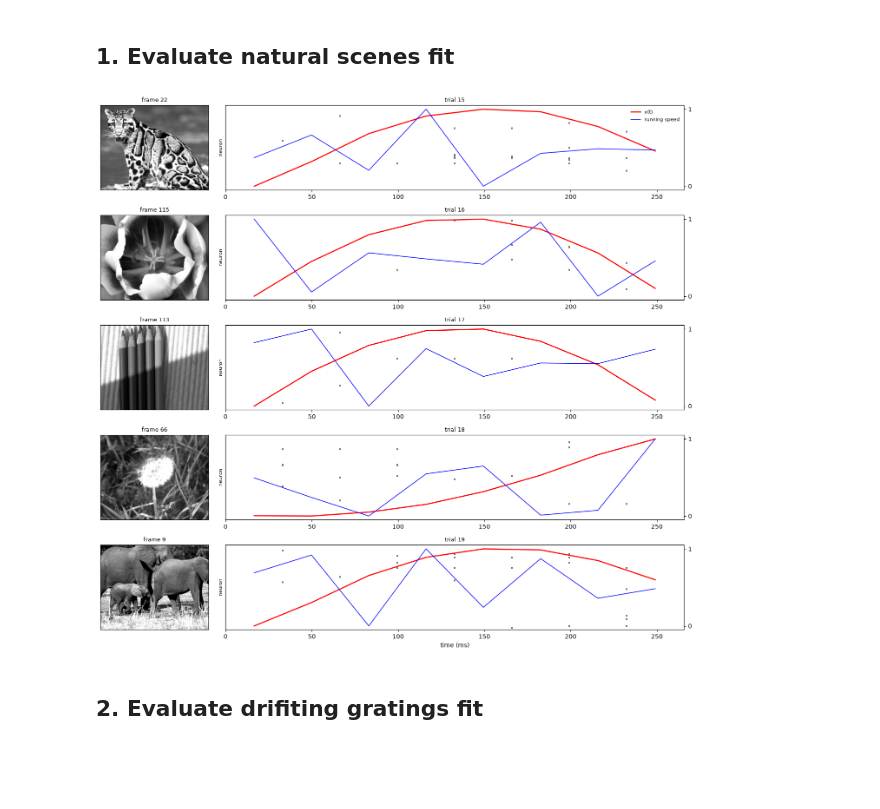
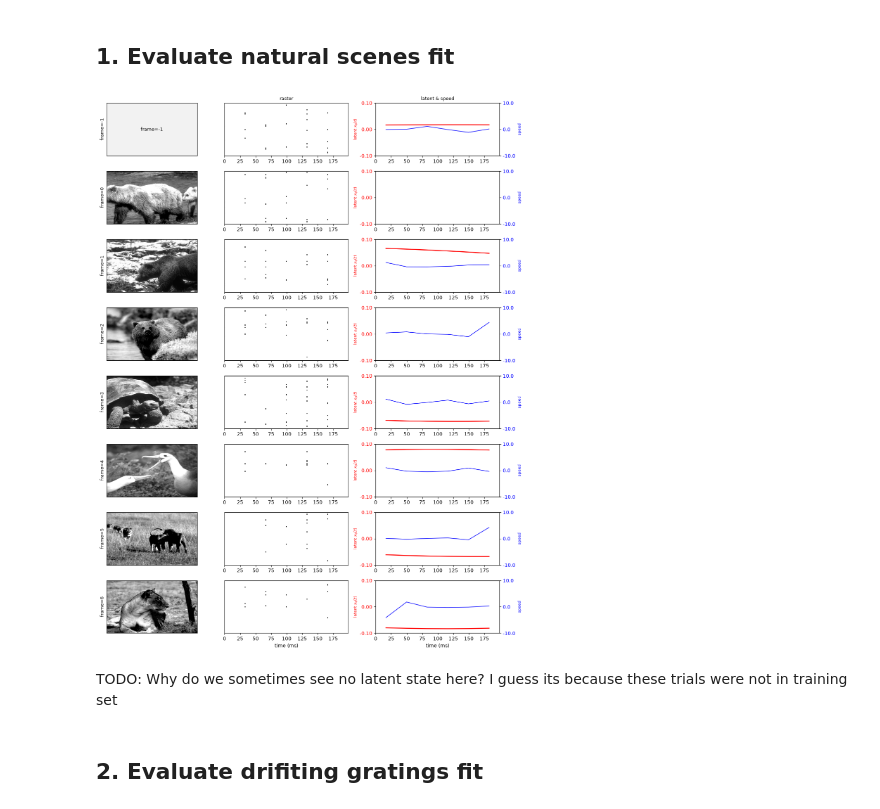
Before and after one commit to MartinGruber15/neural_data_science_project, a Jupyter notebook: notebooks/gpfa.ipynb, the cells around one changed output. Saved outputs shown, nothing was run; the diff lists cells and outputs as text; code cells hidden in the pictures; blank space fills up the shorter version.

```diff
--- a/notebooks/gpfa.ipynb
+++ b/notebooks/gpfa.ipynb
@@ -125,16 +121,14 @@ class GPFADataset:
+# %%
+data_natural_scenes = GPFADataset(
+    data=data,
+    session_id="B",
+    stimulus="natural_scenes",
+    duration_min=0.0,
+)
 # %%
-data_natural_scenes = GPFADataset(
-    data=data,
-    session_id="B",
-    stimulus = "natural_scenes",
-    parameter="frame",
-    duration_min=0.27
-    )
-
-data_drifitng_gratings = GPFADataset(
+data_drifting_gratings = GPFADataset(
     data=data,
     session_id="A",
     stimulus="drifting_gratings",
-    parameter="orientation",
-    duration_min=0.27
-    )
+    duration_min=0.2,
+)
@@ -191,10 +236,10 @@ print(data_drifitng_gratings.data[0]['running_speed']) # running speed for the f
 
 xval_natural_scenes = util.crossValidation(
     experiment = data_natural_scenes,
-    numTrainingTrials = data_gpfa.numTrials - 10,
+    numTrainingTrials = data_natural_scenes.numTrials - 10,
     numTestTrials = 10,
     maxXdim = 1,
-    maxEMiter = 3,
+    maxEMiter = 5,
     batchSize = 5,
     inferenceMethod = "laplace",
     learningMethod = "batch",
@@ -341,15 +485,20 @@ def plot_natural_scenes_gpfa(
 # %%
-fig, axs = plot_natural_scenes_gpfa(
+fig, axs = plot_grouped_gpfa(
     fit=fit_natural_scenes,
     data_gpfa=data_natural_scenes,
     raw_data=data,
-    n_trials=5,
+    parameter="frame",
+    trial_index=4,
     latent_dim=0,
-    start_trial=15,
+    figsize=(1.5, 2),
+    latent_ylim=(-0.1, 0.1),
+    speed_ylim=(-10, 10)
 )
 plt.show()
 # %% [output]
-[figure, old version]
+[figure, new version]
+# %% [markdown]
+TODO: Why do we sometimes see no latent state here? I guess its because these trials were not in training set
 # %% [markdown]
 ## 2. Evaluate drifiting gratings fit
 # %%
```
Also changed, not shown: parts of 27 cells of this notebook.
